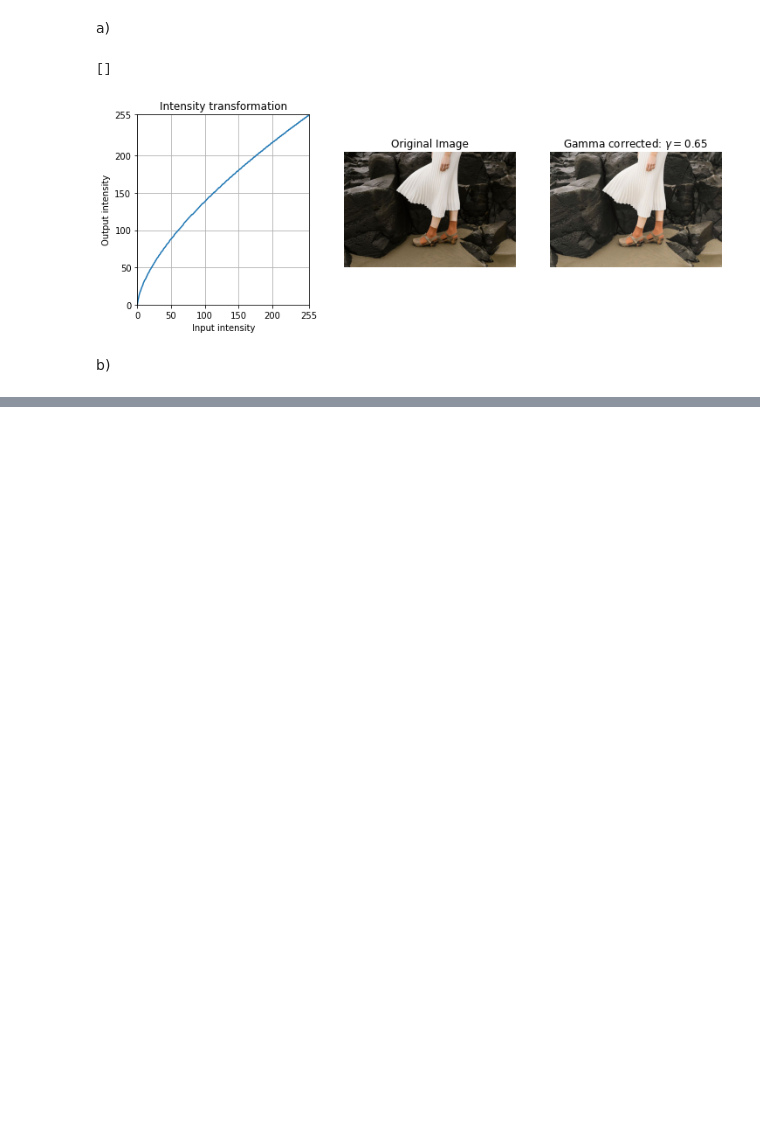
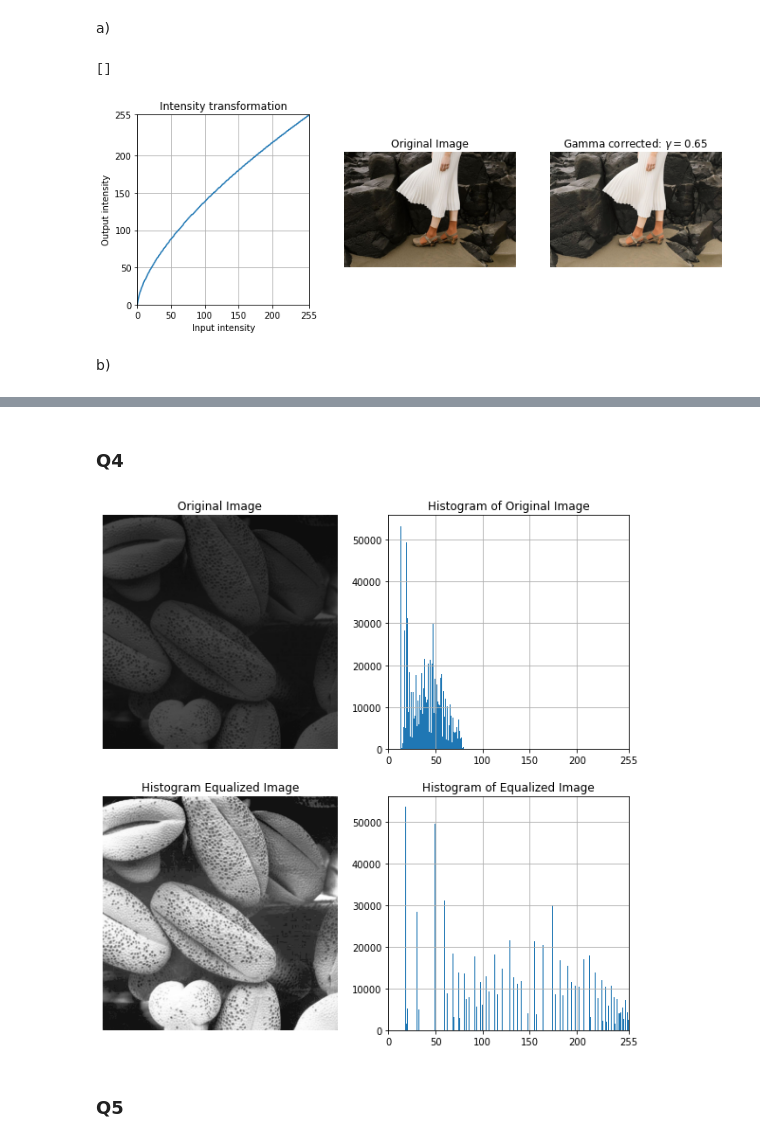
Before and after one commit to chira99/image-processing-opencv-python, a Jupyter notebook: Assignment 01/Code.ipynb, the cells around one changed output, grey strips where cells are left out. Drawn from its saved outputs; the diff is of its cells as text; code cells hidden in the pictures; blank space fills up the shorter version.

```diff
--- a/Assignment 01/Code.ipynb
+++ b/Assignment 01/Code.ipynb
@@ -272,0 +258,48 @@ plt.show()
+# %% [markdown]
+### Q4
+# %%
+# read the image and find the number of occurences
+f = cv.imread('Images/shells.png', cv.IMREAD_GRAYSCALE).astype(np.uint8)
+hist, bins = np.histogram(f.ravel(), 256, [0, 256])
+
+# code to carry out histogram equalization
+m,n = f.shape
+L = 256
+t = np.round((L-1)/(m*n) * np.array([np.sum(hist[0:i+1]) for i in range(0,256)])).astype(np.uint8)
+assert len(t) == 256
+g = cv.LUT(f, t)
+
+# plot the images
+f = cv.cvtColor(f, cv.COLOR_BGR2RGB)
+g = cv.cvtColor(g, cv.COLOR_BGR2RGB)
+
+fig, axs = plt.subplots(2, 2, figsize=(10,10))
+axs[0,0].imshow(f, cmap = 'gray')
+axs[0,0].axis('off')
+axs[0,0].set_title("Original Image")
+axs[1,0].imshow(g, cmap = 'gray')
+axs[1,0].axis('off')
+axs[1,0].set_title("Histogram Equalized Image")
+
+axs[0,1].hist(f.flatten(), 256, [0, 256])
+axs[0,1].set_title("Histogram of Original Image")
+axs[0,1].set_xlim(0,255)
+#axs[0,1].set_ylim(0,15000)
+axs[0,1].set_xticks((0,50,100,150,200,255))
+axs[0,1].set_xticklabels((0,50,100,150,200,255))
+axs[0,1].grid()
+
+
+axs[1,1].hist(g.flatten(), 256, [0, 256])
+axs[1,1].set_title("Histogram of Equalized Image")
+axs[1,1].set_xlim(0,255)
+#axs[1,1].set_ylim(0,15000)
+axs[1,1].set_xticks((0,50,100,150,200,255))
+axs[1,1].set_xticklabels((0,50,100,150,200,255))
+axs[1,1].grid()
+
+plt.show()
+# %% [output]
+[figure, added]
+# %% [markdown]
+### Q5
```
Also changed, not shown: parts of 8 cells of this notebook.
